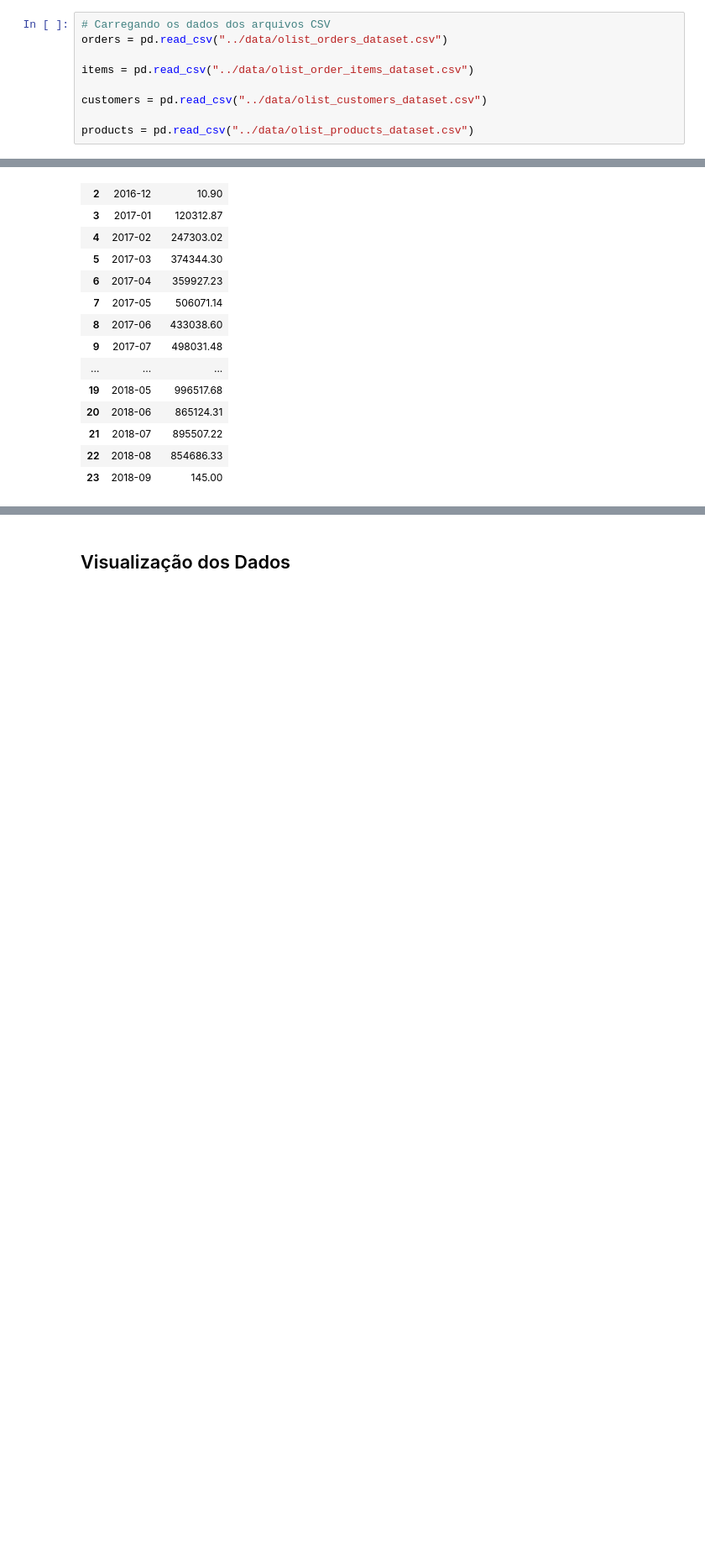
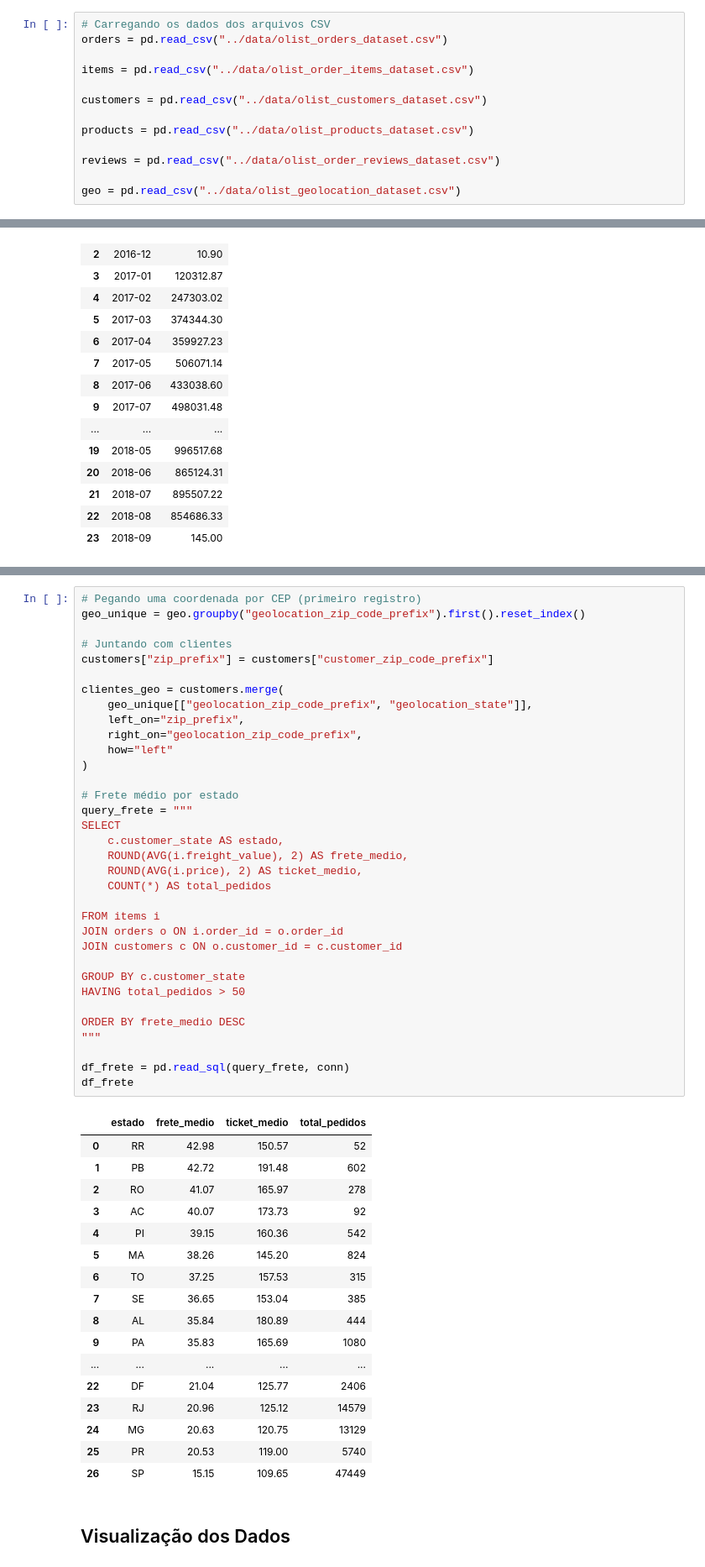
Before and after one commit to EduardoNRigueira/ecommerce-analysis, a Jupyter notebook: notebooks/analysis.ipynb, the cells around one changed output, grey strips where cells are left out. Shown at 84% size. Saved outputs shown, nothing was run; the diff lists cells and outputs as text; blank space fills up the shorter version.

```diff
--- a/notebooks/analysis.ipynb
+++ b/notebooks/analysis.ipynb
@@ -20,6 +20,10 @@ items = pd.read_csv("../data/olist_order_items_dataset.csv")
 customers = pd.read_csv("../data/olist_customers_dataset.csv")
 
 products = pd.read_csv("../data/olist_products_dataset.csv")
+
+reviews = pd.read_csv("../data/olist_order_reviews_dataset.csv")
+
+geo = pd.read_csv("../data/olist_geolocation_dataset.csv")
 # %% [markdown]
 ## Exploração Inicial dos Dados
 # %%
@@ -388,3 +465,55 @@ vendas_mes
+# %%
+# Pegando uma coordenada por CEP (primeiro registro)
+geo_unique = geo.groupby("geolocation_zip_code_prefix").first().reset_index()
+
+# Juntando com clientes
+customers["zip_prefix"] = customers["customer_zip_code_prefix"]
+
+clientes_geo = customers.merge(
+    geo_unique[["geolocation_zip_code_prefix", "geolocation_state"]],
+    left_on="zip_prefix",
+    right_on="geolocation_zip_code_prefix",
+    how="left"
+)
+
+# Frete médio por estado
+query_frete = """
+SELECT
+    c.customer_state AS estado,
+    ROUND(AVG(i.freight_value), 2) AS frete_medio,
+    ROUND(AVG(i.price), 2) AS ticket_medio,
+    COUNT(*) AS total_pedidos
+
+FROM items i
+JOIN orders o ON i.order_id = o.order_id
+JOIN customers c ON o.customer_id = c.customer_id
+
+GROUP BY c.customer_state
+HAVING total_pedidos > 50
+
+ORDER BY frete_medio DESC
+"""
+
+df_frete = pd.read_sql(query_frete, conn)
+df_frete
+# %% [output]
+|  | estado | frete_medio | ticket_medio | total_pedidos |
+| 0 | RR | 42.98 | 150.57 | 52 |
+| 1 | PB | 42.72 | 191.48 | 602 |
+| 2 | RO | 41.07 | 165.97 | 278 |
+| 3 | AC | 40.07 | 173.73 | 92 |
+| 4 | PI | 39.15 | 160.36 | 542 |
+| 5 | MA | 38.26 | 145.20 | 824 |
+| 6 | TO | 37.25 | 157.53 | 315 |
+| 7 | SE | 36.65 | 153.04 | 385 |
+| 8 | AL | 35.84 | 180.89 | 444 |
+| 9 | PA | 35.83 | 165.69 | 1080 |
+| ... | ... | ... | ... | ... |
+| 22 | DF | 21.04 | 125.77 | 2406 |
+| 23 | RJ | 20.96 | 125.12 | 14579 |
+| 24 | MG | 20.63 | 120.75 | 13129 |
+| 25 | PR | 20.53 | 119.00 | 5740 |
+| 26 | SP | 15.15 | 109.65 | 47449 |
 # %% [markdown]
 ## Visualização dos Dados
 # %% [markdown]
```
Also changed, not shown: parts of 15 cells of this notebook, 7 other files.
